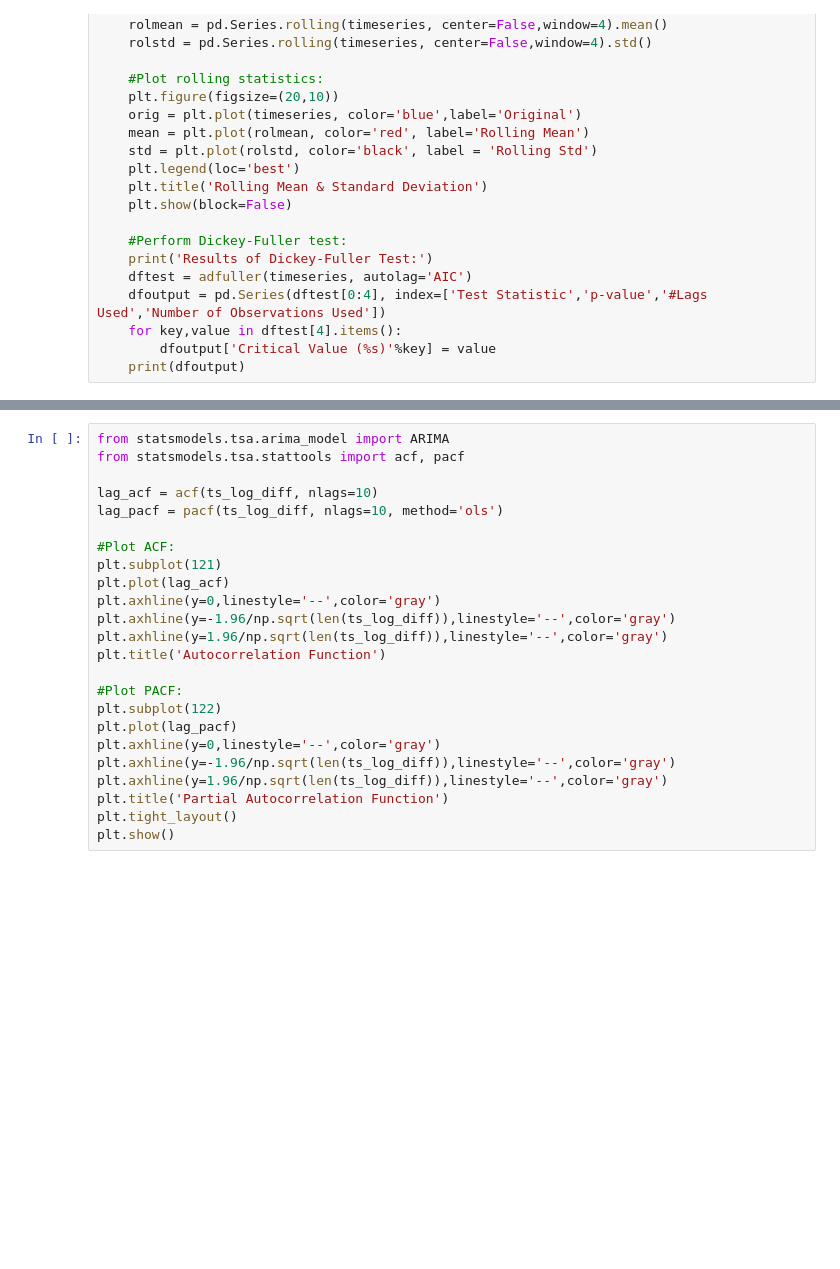
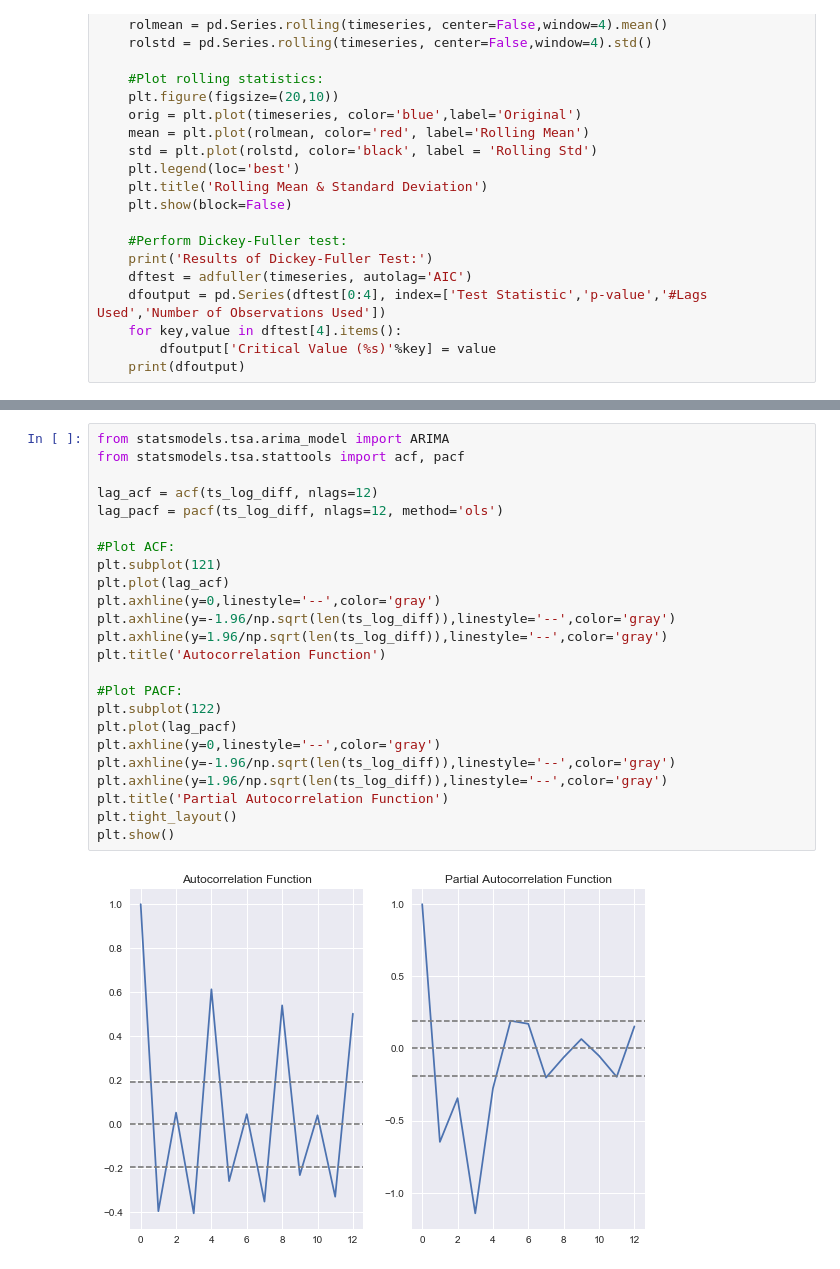
Before and after one commit to saashimi/CPO-datascience, a Jupyter notebook: CPO Datascience - dev-full_dataset.ipynb, the cells around one changed output, grey strips where cells are left out. Saved outputs shown, nothing was run; the diff lists cells and outputs as text; blank space fills up the shorter version.

```diff
--- a/CPO Datascience - dev-full_dataset.ipynb
+++ b/CPO Datascience - dev-full_dataset.ipynb
@@ -172,27 +239,29 @@ test_stationarity(ts_log_decompose)
 # %%
 from statsmodels.tsa.arima_model import ARIMA
 from statsmodels.tsa.stattools import acf, pacf
 
-lag_acf = acf(ts_log_diff, nlags=10)
-lag_pacf = pacf(ts_log_diff, nlags=10, method='ols')
+lag_acf = acf(ts_log_diff, nlags=12)
+lag_pacf = pacf(ts_log_diff, nlags=12, method='ols')
 
 #Plot ACF:
 plt.subplot(121)
 plt.plot(lag_acf)
 plt.axhline(y=0,linestyle='--',color='gray')
 plt.axhline(y=-1.96/np.sqrt(len(ts_log_diff)),linestyle='--',color='gray')
 plt.axhline(y=1.96/np.sqrt(len(ts_log_diff)),linestyle='--',color='gray')
 plt.title('Autocorrelation Function')
 
 #Plot PACF:
 plt.subplot(122)
 plt.plot(lag_pacf)
 plt.axhline(y=0,linestyle='--',color='gray')
 plt.axhline(y=-1.96/np.sqrt(len(ts_log_diff)),linestyle='--',color='gray')
 plt.axhline(y=1.96/np.sqrt(len(ts_log_diff)),linestyle='--',color='gray')
 plt.title('Partial Autocorrelation Function')
 plt.tight_layout()
 plt.show()
+# %% [output]
+[figure, added]
 # %%
 model = ARIMA(ts_log, order=(2, 1, 0))
 results_AR = model.fit(disp=-1)
```
Also changed, not shown: parts of 16 cells of this notebook, 2 other files.
